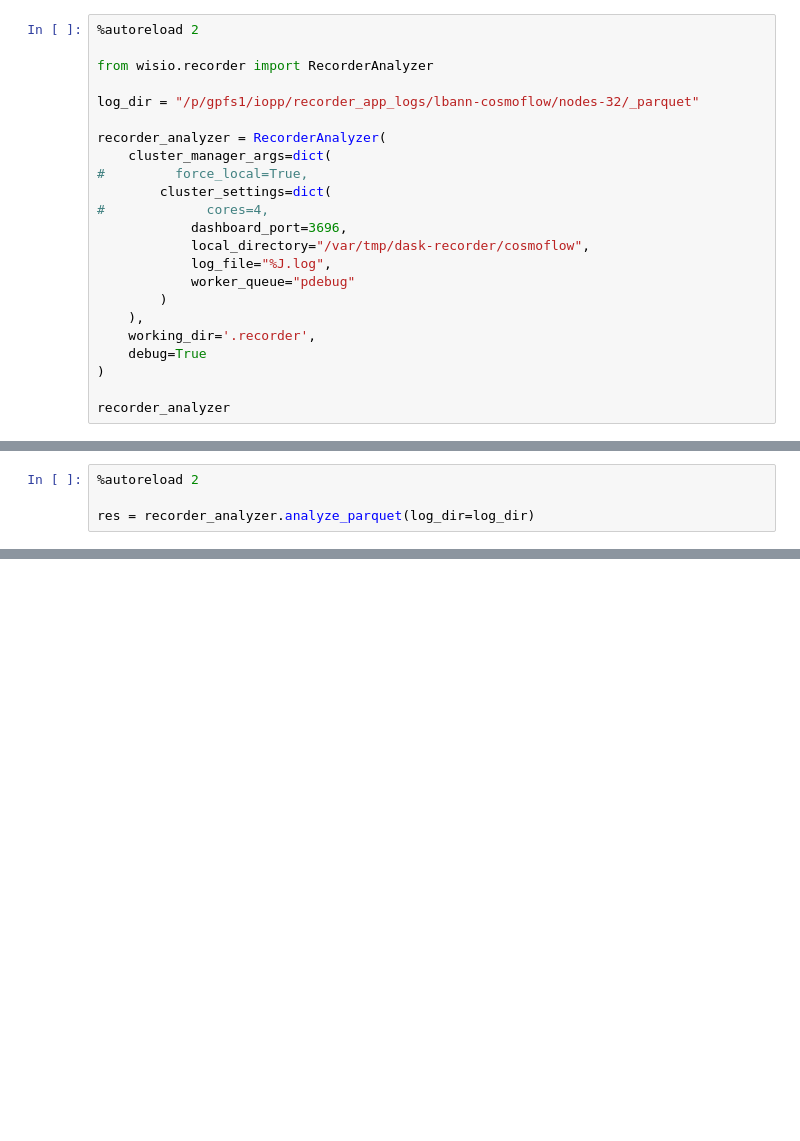
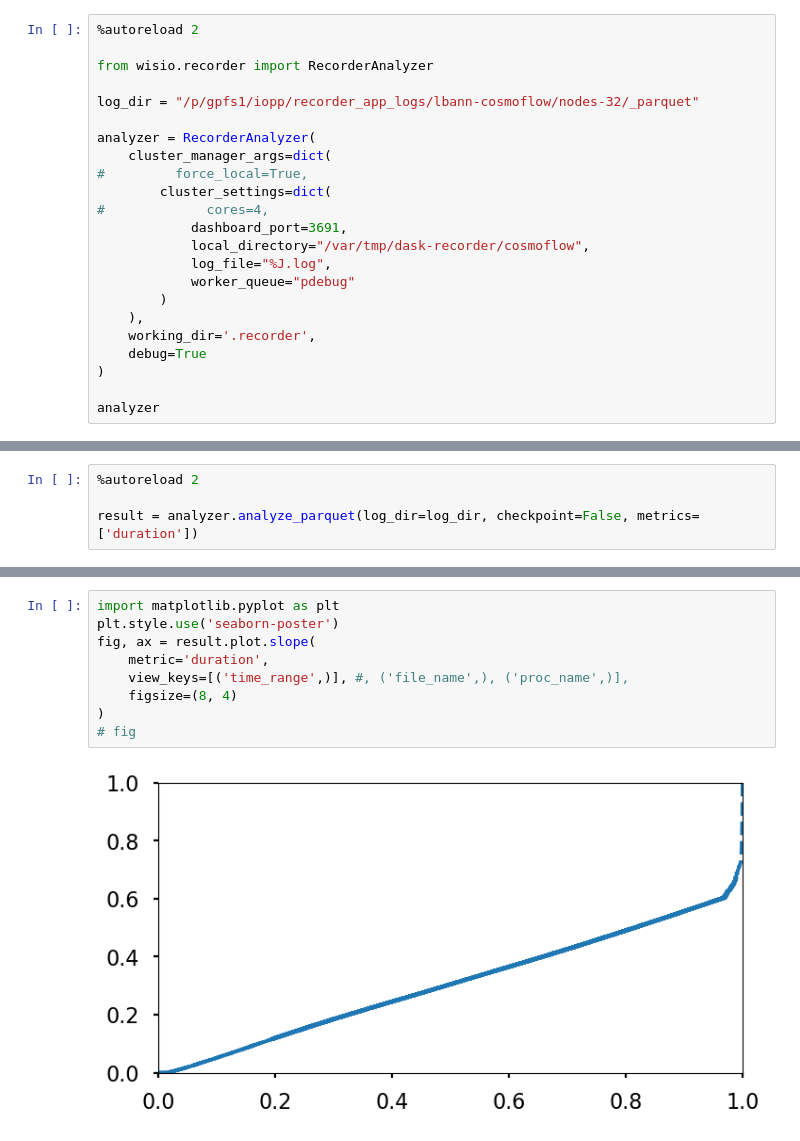
Before and after one commit to izzet/wisio, a Jupyter notebook: notebooks/recorder-lbann-cosmoflow.ipynb, the cells around one changed output, grey strips where cells are left out. Cells and saved outputs as stored; diff of their text form; blank space fills up the shorter version.

```diff
--- a/notebooks/recorder-lbann-cosmoflow.ipynb
+++ b/notebooks/recorder-lbann-cosmoflow.ipynb
@@ -27,12 +34,12 @@ from wisio.recorder import RecorderAnalyzer
 
 log_dir = "/p/gpfs1/iopp/recorder_app_logs/lbann-cosmoflow/nodes-32/_parquet"
 
-recorder_analyzer = RecorderAnalyzer(
+analyzer = RecorderAnalyzer(
     cluster_manager_args=dict(
 #         force_local=True,
         cluster_settings=dict(
 #             cores=4,
-            dashboard_port=3696,
+            dashboard_port=3691,
             local_directory="/var/tmp/dask-recorder/cosmoflow",
             log_file="%J.log",
             worker_queue="pdebug"
@@ -42,6 +49,6 @@ recorder_analyzer = RecorderAnalyzer(
     debug=True
 )
 
-recorder_analyzer
+analyzer
 # %% [output]
 <wisio.recorder.RecorderAnalyzer at 0x...>
@@ -54,5 +77,5 @@ time: 3.76 ms (started: 2023-03-04 13:31:56 -08:00)
 # %%
 %autoreload 2
 
-res = recorder_analyzer.analyze_parquet(log_dir=log_dir)
+result = analyzer.analyze_parquet(log_dir=log_dir, checkpoint=False, metrics=['duration'])
 # %% [output]
@@ -194,0 +83,11 @@ time: 381 ms (started: 2023-03-01 21:10:02 -08:00)
+# %%
+import matplotlib.pyplot as plt
+plt.style.use('seaborn-poster')
+fig, ax = result.plot.slope(
+    metric='duration',
+    view_keys=[('time_range',)], #, ('file_name',), ('proc_name',)],
+    figsize=(8, 4)
+)
+# fig
+# %% [output]
+[figure, added]
```
Also changed, not shown: parts of 19 cells of this notebook, 2 other files.
